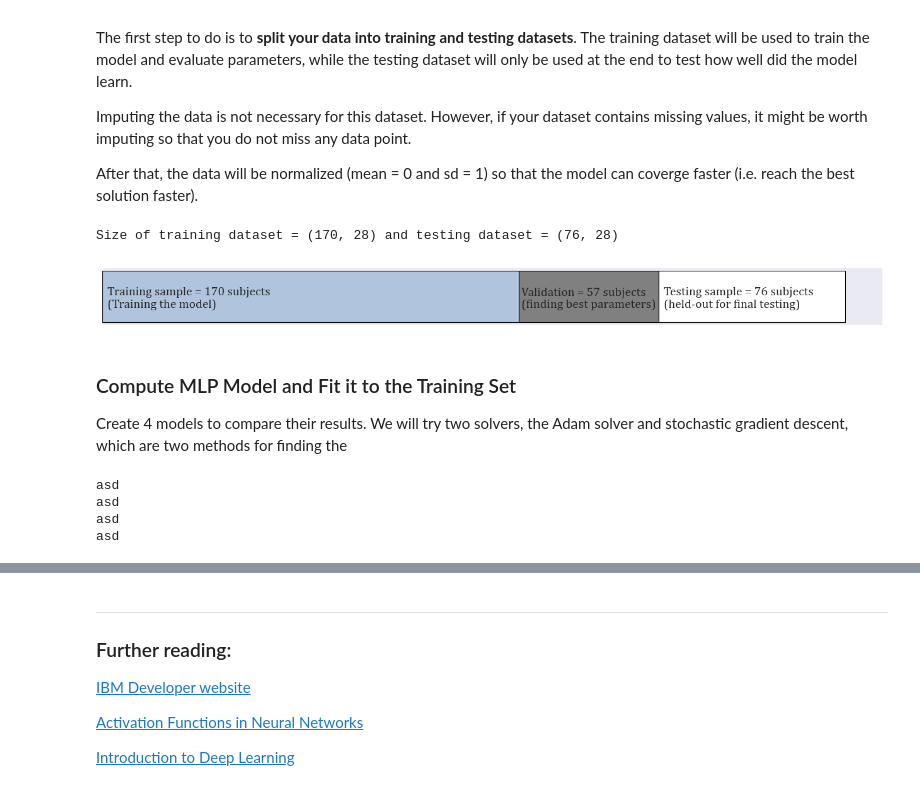
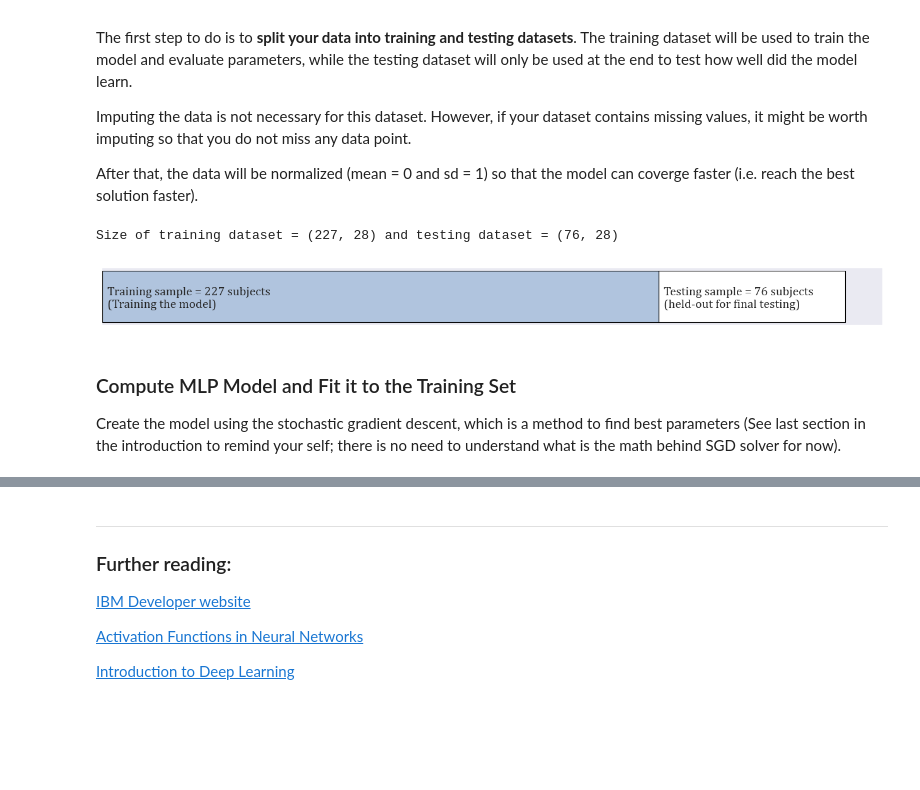
Before and after one commit to abdulrahman1123/analysis_examples, a Jupyter notebook: Neural Networks.ipynb, the cells around one changed output, grey strips where cells are left out. Cells and saved outputs as stored; diff of their text form; code cells hidden in the pictures; blank space fills up the shorter version.

```diff
--- a/Neural Networks.ipynb
+++ b/Neural Networks.ipynb
@@ -154,43 +154,55 @@ After that, the data will be normalized (mean = 0 and sd = 1) so that the model
 # %%
 # Choose features
 X = all_data_dum.loc[:,[item for item in all_data_dum.columns if item !="outcome"]]
 y = all_data_dum.loc[:,'outcome']
 
 # Divide into training and test sets
 X_train, X_test, y_train, y_test = train_test_split(X, y, test_size=0.25, random_state=5)
 
-# Further divide the training into training and validation sets
-X_train, X_val, y_train, y_val = train_test_split(X_train, y_train, test_size=0.25, random_state=5)
+imp = SimpleImputer(missing_values=np.nan, strategy='mean')
+X_train = imp.fit_transform(X_train.copy())
+X_test = imp.transform(X_test.copy())
 
 print(f"Size of training dataset = {X_train.shape} and testing dataset = {X_test.shape}")
 
 # scale both X_train and X_test for faster convergence
 scaler = StandardScaler()
 X_train = scaler.fit_transform(X_train)
-X_val = scaler.transform(X_val)
 X_test = scaler.transform(X_test)
 
-plot_train_test(X_train,X_test, X_val=X_val)
+# Uncomment to further divide the training into training and validation sets
+# X_train, X_val, y_train, y_val = train_test_split(X_train, y_train, test_size=0.25, random_state=5)
+# X_test = imp.transform(X_test.copy())
+# X_val = scaler.transform(X_val)
+
+plot_train_test(X_train,X_test)
+#plot_train_test(X_train,X_test, X_val=X_val) # uncomment to show validation number
 # %% [output]
-Size of training dataset = (170, 28) and testing dataset = (76, 28)
+Size of training dataset = (227, 28) and testing dataset = (76, 28)
-[figure, old version]
+[figure, new version]
-# %% [markdown]
-### Compute MLP Model and Fit it to the Training Set
-Create 4 models to compare their results. We will try two solvers, the Adam solver and stochastic gradient descent, which are two methods for finding the
+# %% [markdown]
+### Compute MLP Model and Fit it to the Training Set
+Create the model using the stochastic gradient descent, which is a method to find best parameters (See last section in the introduction to remind your self; there is no need to understand what is the math behind SGD solver for now).
 # %%
+"""
+# Uncomment this part and comment the part below to show the different validation curves (if you did so in the cell above)
 solvers = ['adam', 'sgd']
 activations = ['logistic', 'relu']
 
 # Create a list of models. Append the four possible combinations of parameters
 models = []
+labels = []
+val_accuracies = []
 for solver in solvers:
     for activation in activations:
-        print ("asd")
-        model = MLPClassifier(hidden_layer_sizes=(128,128),max_iter=1000, activation = activation)
+        model = MLPClassifier(hidden_layer_sizes=(128,128),max_iter=2000, activation = activation, solver=solver, random_state=0)
         model.fit(X_train,y_train)
         models.append(model)
+
+        # Append accuracy and label (for plotting)
+        val_accuracies.append(np.round(model.score(X_val, y_val),3))
+        labels.append([f'solver = {solver}, activation = {activation}'])
+"""
+model = MLPClassifier(hidden_layer_sizes=(128,128),max_iter=2000, activation = 'relu', solver='adam', random_state=0,early_stopping=True)# Experiment with <early_stopping = False>
+model.fit(X_train,y_train)
+accuracy = np.round(model.score(X_test, y_test),3)
-# %% [output]
-asd
-asd
-asd
-asd
```
Also changed, not shown: parts of 4 cells of this notebook, 1 other file.
